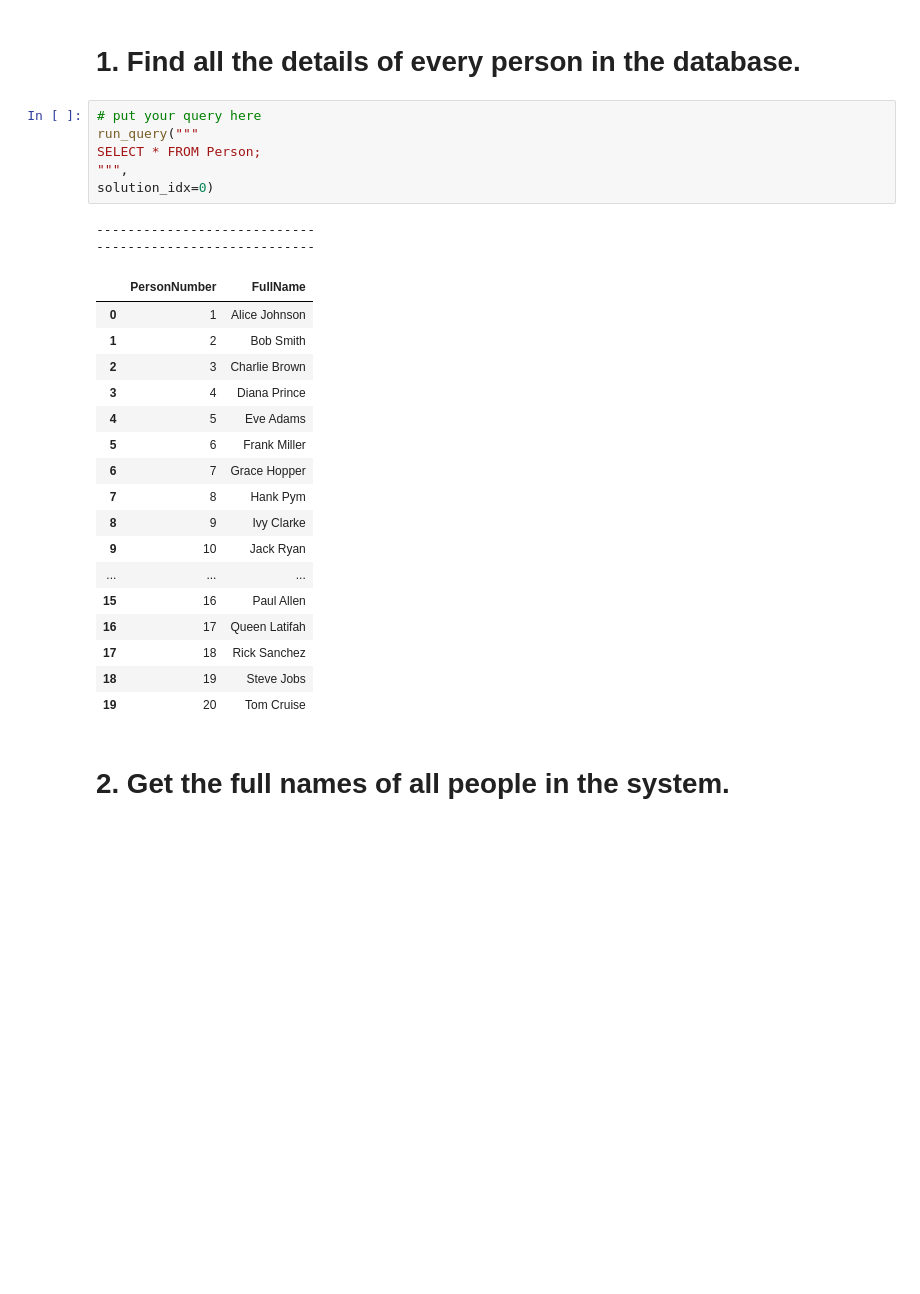
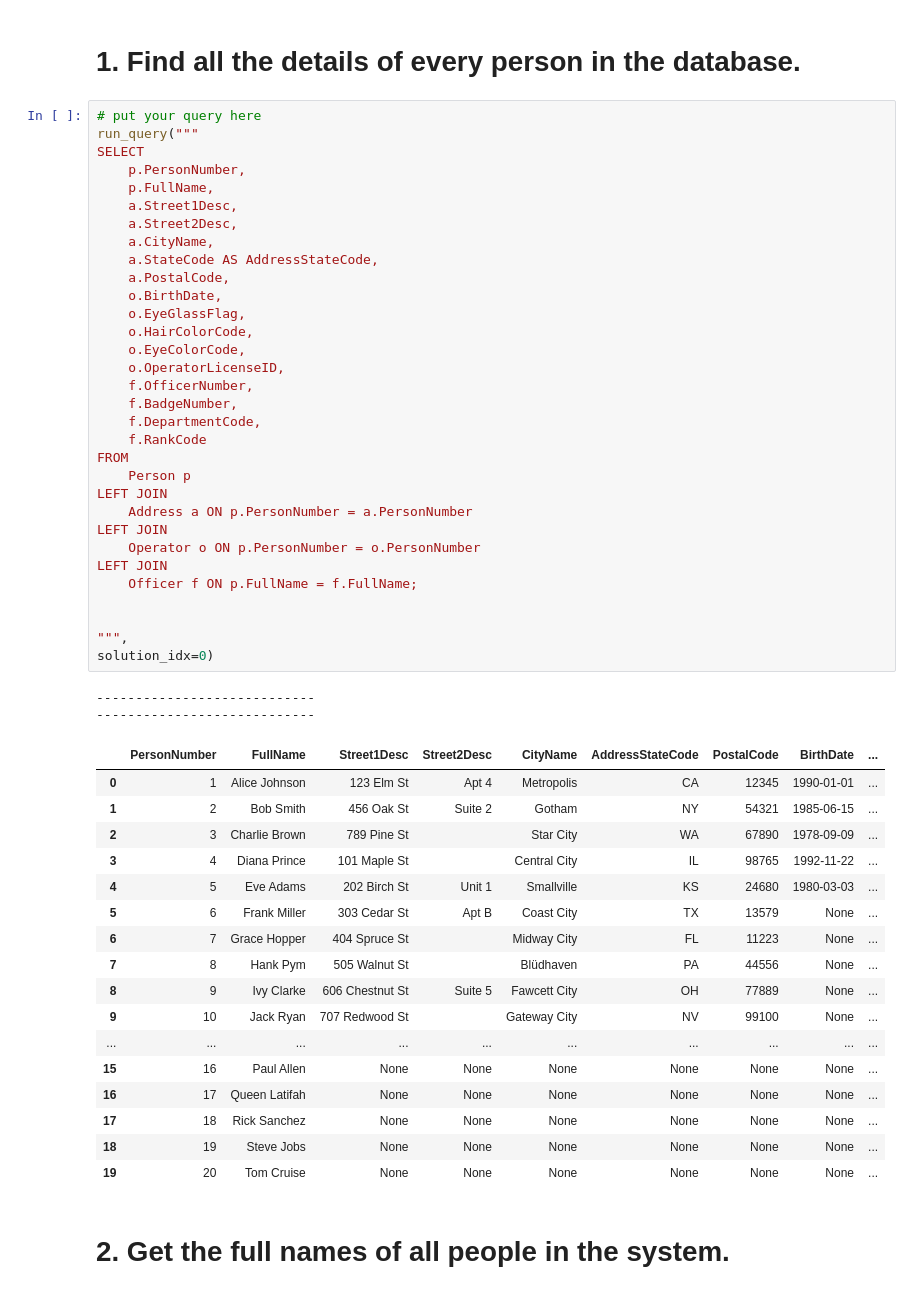
Before and after one commit to ayasqualli/Database-Management, a Jupyter notebook: Copy_of_DMV_USECASE.ipynb, the cells around one changed output. Saved outputs shown, nothing was run; the diff lists cells and outputs as text; blank space fills up the shorter version.

Commit message:
My solution to the lab

```diff
--- a/Copy_of_DMV_USECASE.ipynb
+++ b/Copy_of_DMV_USECASE.ipynb
@@ -252,32 +252,58 @@ def run_query(sql_query: str, solution_idx:int, db_path: str = db_path) -> pd.Da
 # SQL queries
 # %% [markdown]
 # 1. Find all the details of every person in the database.
-# %%
-# put your query here
-run_query("""
-SELECT * FROM Person;
-""",
-solution_idx=0)
-# %% [output]
-----------------------------
-----------------------------
-|  | PersonNumber | FullName |
-| 0 | 1 | Alice Johnson |
-| 1 | 2 | Bob Smith |
-| 2 | 3 | Charlie Brown |
-| 3 | 4 | Diana Prince |
-| 4 | 5 | Eve Adams |
-| 5 | 6 | Frank Miller |
-| 6 | 7 | Grace Hopper |
-| 7 | 8 | Hank Pym |
-| 8 | 9 | Ivy Clarke |
-| 9 | 10 | Jack Ryan |
-| ... | ... | ... |
-| 15 | 16 | Paul Allen |
-| 16 | 17 | Queen Latifah |
-| 17 | 18 | Rick Sanchez |
-| 18 | 19 | Steve Jobs |
-| 19 | 20 | Tom Cruise |
+# %%
+# put your query here
+run_query("""
+SELECT
+    p.PersonNumber,
+    p.FullName,
+    a.Street1Desc,
+    a.Street2Desc,
+    a.CityName,
+    a.StateCode AS AddressStateCode,
+    a.PostalCode,
+    o.BirthDate,
+    o.EyeGlassFlag,
+    o.HairColorCode,
+    o.EyeColorCode,
+    o.OperatorLicenseID,
+    f.OfficerNumber,
+    f.BadgeNumber,
+    f.DepartmentCode,
+    f.RankCode
+FROM
+    Person p
+LEFT JOIN
+    Address a ON p.PersonNumber = a.PersonNumber
+LEFT JOIN
+    Operator o ON p.PersonNumber = o.PersonNumber
+LEFT JOIN
+    Officer f ON p.FullName = f.FullName;
+
+
+""",
+solution_idx=0)
+# %% [output]
+----------------------------
+----------------------------
+|  | PersonNumber | FullName | Street1Desc | Street2Desc | CityName | AddressStateCode | PostalCode | BirthDate | ... |
+| 0 | 1 | Alice Johnson | 123 Elm St | Apt 4 | Metropolis | CA | 12345 | 1990-01-01 | ... |
+| 1 | 2 | Bob Smith | 456 Oak St | Suite 2 | Gotham | NY | 54321 | 1985-06-15 | ... |
+| 2 | 3 | Charlie Brown | 789 Pine St |  | Star City | WA | 67890 | 1978-09-09 | ... |
+| 3 | 4 | Diana Prince | 101 Maple St |  | Central City | IL | 98765 | 1992-11-22 | ... |
+| 4 | 5 | Eve Adams | 202 Birch St | Unit 1 | Smallville | KS | 24680 | 1980-03-03 | ... |
+| 5 | 6 | Frank Miller | 303 Cedar St | Apt B | Coast City | TX | 13579 | None | ... |
+| 6 | 7 | Grace Hopper | 404 Spruce St |  | Midway City | FL | 11223 | None | ... |
+| 7 | 8 | Hank Pym | 505 Walnut St |  | Blüdhaven | PA | 44556 | None | ... |
+| 8 | 9 | Ivy Clarke | 606 Chestnut St | Suite 5 | Fawcett City | OH | 77889 | None | ... |
+| 9 | 10 | Jack Ryan | 707 Redwood St |  | Gateway City | NV | 99100 | None | ... |
+| ... | ... | ... | ... | ... | ... | ... | ... | ... | ... |
+| 15 | 16 | Paul Allen | None | None | None | None | None | None | ... |
+| 16 | 17 | Queen Latifah | None | None | None | None | None | None | ... |
+| 17 | 18 | Rick Sanchez | None | None | None | None | None | None | ... |
+| 18 | 19 | Steve Jobs | None | None | None | None | None | None | ... |
+| 19 | 20 | Tom Cruise | None | None | None | None | None | None | ... |
 # %% [markdown]
 # 2. Get the full names of all people in the system.
 # %%
```
Also changed, not shown: parts of 32 cells of this notebook.
